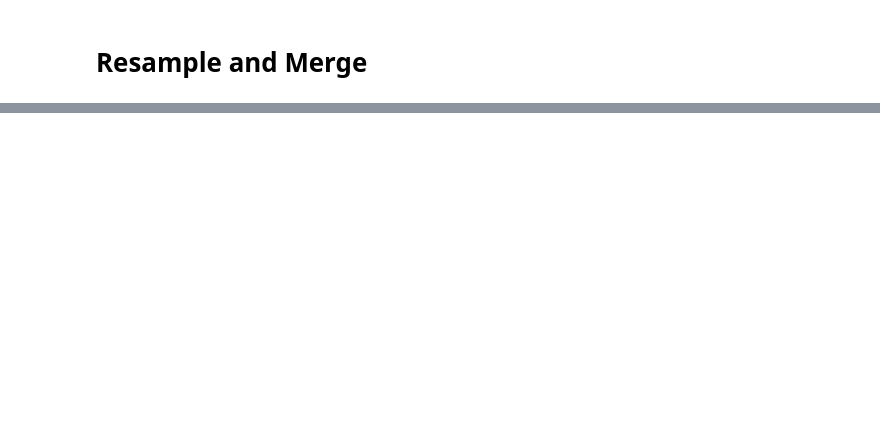
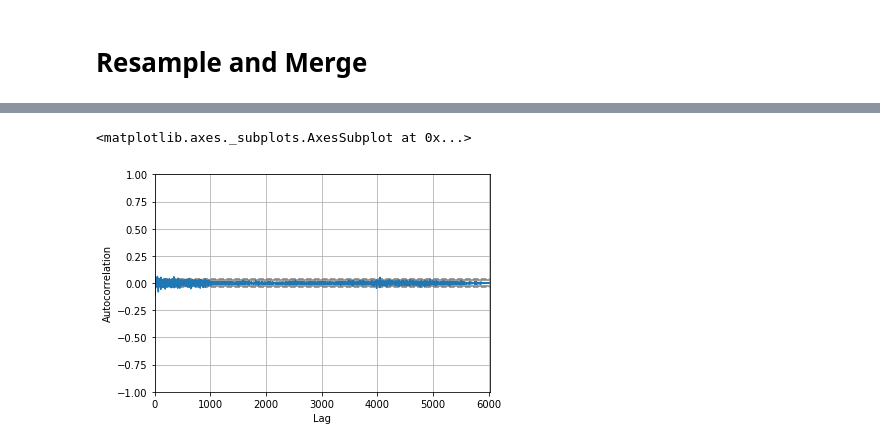
Before and after one commit to GeorgesAlkhouri/golddust, a Jupyter notebook: jupyter/BTW.ipynb, the cells around one changed output, grey strips where cells are left out. Cells and saved outputs as stored; diff of their text form; code cells hidden in the pictures; blank space fills up the shorter version.

```diff
--- a/jupyter/BTW.ipynb
+++ b/jupyter/BTW.ipynb
@@ -290,0 +396,12 @@ d[0:2]
+# %%
+values = []
+for t in range(1, len(d['P1'])):
+    value = d['P1'].values[t] - d['P1'].values[t - 1]
+    values.append(value)
+
+#pyplot.plot(values)
+#pyplot.show()
+autocorrelation_plot(values)
+# %% [output]
+<matplotlib.axes._subplots.AxesSubplot at 0x...>
+[figure, added]
```
Also changed, not shown: parts of 31 cells of this notebook.
